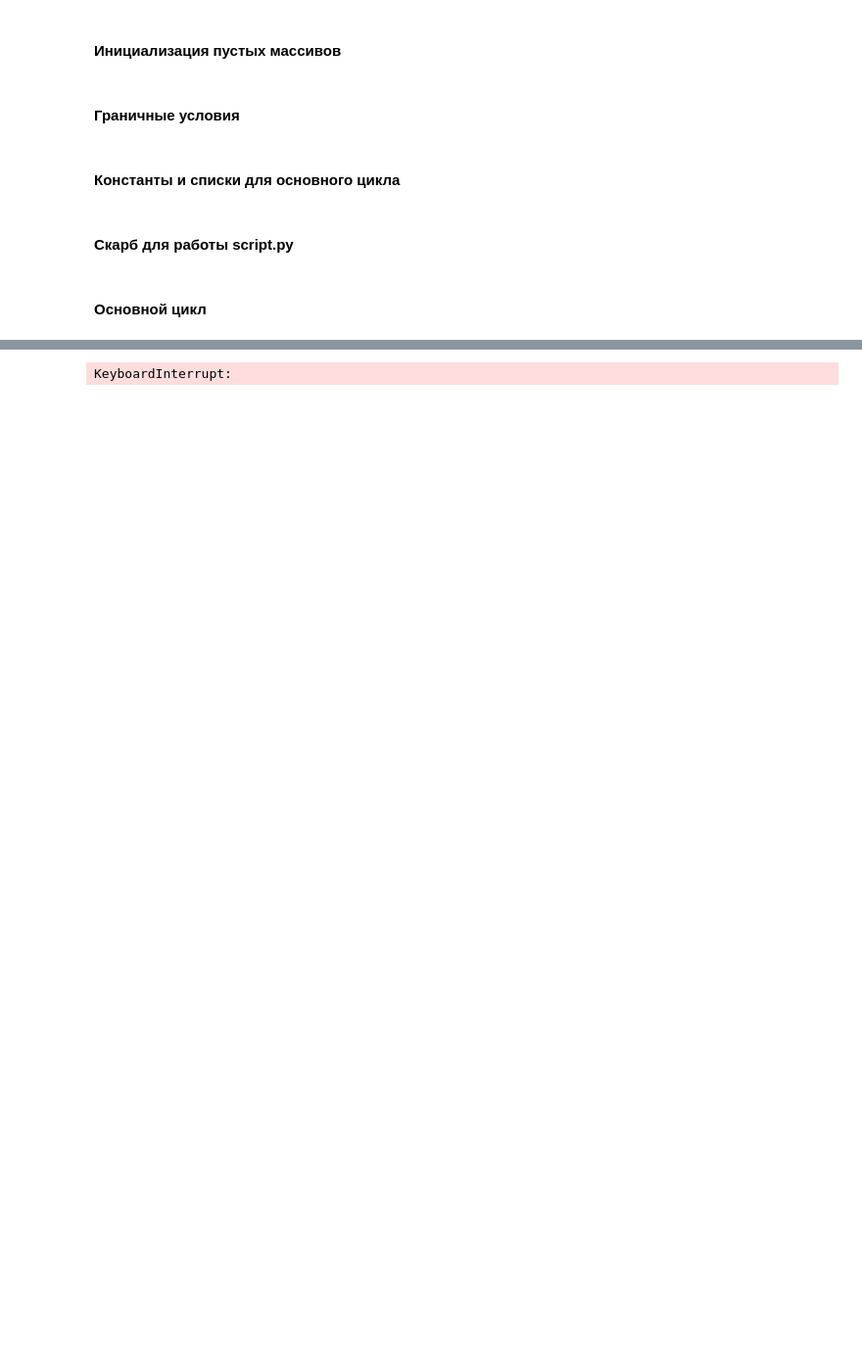
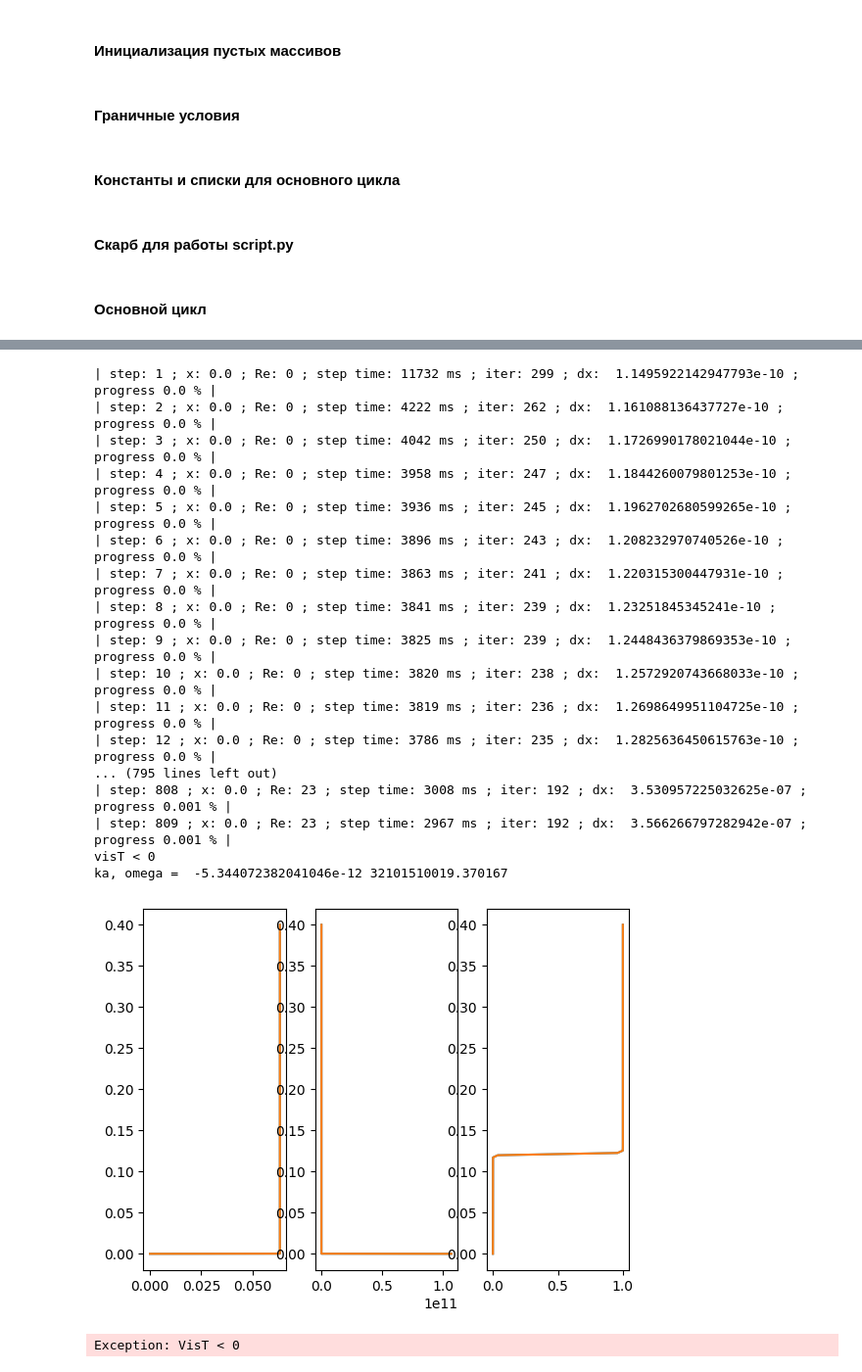
Before and after one commit to Konstantin-Lebeda/BLkwg, a Jupyter notebook: main.ipynb, the cells around one changed output, grey strips where cells are left out. Shown at 98% size. Cells and saved outputs as stored; diff of their text form; code cells hidden in the pictures; blank space fills up the shorter version.

```diff
--- a/main.ipynb
+++ b/main.ipynb
@@ -98,7 +102,7 @@ for ii in trange(k):
     vis[:,ii] = float(vis0)
 
 for ii in trange(k):
-    visT[:,ii] = 10 * vis[:,ii]
+    visT[:,ii] = 100 * vis[:,ii]
 
 for ii in trange(k):
     lam[:,ii] = float(lam0)
@@ -116,7 +120,7 @@ for jj in range(0, k):
     Dq = 1. - np.exp(-0.022 * Ret)
     omega[0,jj] = 0.09 * Dq * den[0,jj] * ka[0,jj] / visT[0,jj]
 
-    if yy[jj] / h <= 0.2:
+    if yy[jj] / h <= 0.3:
         gamma[0,jj] = 0.
     else:
         gamma[0,jj] = 1.
@@ -137,7 +141,7 @@ Cf_analit_turb = []
 
 x = 0
 i = 0
-iternum = 200
+iternum = 300
 counter = 0
 
 # Константы источниковых членов ур-ний турбулентности
@@ -207,8 +211,9 @@ while x <= L:
             S1[jj] = 0. # Источниковый член
             S2[jj] = 0. # Источниковый член
         U, V = Solver(U, den, vis, visT, fcond, lcond, U, V, dx, yy, S1, S2, theta=1, motion_eq=True)
+        for jj in range(k):
+            V[1,jj] = 0.5 * V[1,jj] + 0.5 * Vit[jj]
         # Для уточнения см. solver.py
-
         # Проверка правильности выполнения расчёта скоростей
         for kk in range(k):
             if func.isNaN(U[1,kk]):
@@ -250,13 +255,16 @@ while x <= L:
             if func.isNaN(S2[jj]):
                 func.graph(Rex, Cf, Cf_analit, Cf_analit_turb)
                 raise Exception('S2 in omega')
-        omega = Solver(omega, den, vis, visT/sigmaom, fcond, lcond, U, V, dx, yy, S1, S2, theta=0.04)
+        omega = Solver(omega, den, vis, visT/sigmaom, fcond, lcond, U, V, dx, yy, S1, S2, theta=1)
         for kk in range(k):
             if func.isNaN(omega[1,kk]):
                 print('Programm iterrupt at Rex = ', U[1,k-1] * x * den0 / vis0)
                 print('dx = ', dx)
                 func.graph(Rex, Cf, Cf_analit, Cf_analit_turb)
                 raise Exception('omega = Nan')
+        relax = 0.04
+        for jj in range(k):
+            omega[1,jj] = relax * omega[1,jj] + (1 - relax) * omegait[jj]
 
         #gamma equation
         fcond = [0., -1./yy[1], 1./yy[1], 0.]
@@ -288,7 +296,7 @@ while x <= L:
             if func.isNaN(S2[jj]):
                 #graph(Rex, Cf, Cf_analit, Cf_analit_turb)
                 raise Exception('S2 in gamma')
-        gamma = Solver(gamma, den, vis/sigmal, visT/sigmagam, fcond, lcond, U, V, dx, yy, S1, S2, theta=0.5)
+        gamma = Solver(gamma, den, vis/sigmal, visT/sigmagam, fcond, lcond, U, V, dx, yy, S1, S2, theta=1)
         for kk in range(k):
             if gamma[1,kk] < 0:
                 gamma[1,kk] = 0.
@@ -297,6 +305,10 @@ while x <= L:
             if func.isNaN(gamma[1,kk]):
                 func.graph(Rex, Cf, Cf_analit, Cf_analit_turb)
                 raise Exception('gamma = Nan')
+        relax = 0.5
+        for jj in range(k):
+            gamma[1,jj] = relax * gamma[1,jj] + (1 - relax) * gammait[jj]
+
 
         # ka equation
         fcond = [0., 1., 0., 0.]
@@ -323,6 +335,9 @@ while x <= L:
                 print('dx = ', dx)
                 func.graph(Rex, Cf, Cf_analit, Cf_analit_turb)
                 raise Exception('ka = Nan')
+        relax = 0.05
+        for jj in range(k):
+            ka[1,jj] = relax * ka[1,jj] + (1 - relax) * kait[jj]
 
         for jj in range(k):
             den[1,jj] = func.AirProp(T[1,jj], T0, P)[0]
@@ -447 +462,19 @@ while x <= L:
-KeyboardInterrupt:
+| step: 1 ; x: 0.0 ; Re: 0 ; step time: 11732 ms ; iter: 299 ; dx:  1.1495922142947793e-10 ; progress 0.0 % |
+| step: 2 ; x: 0.0 ; Re: 0 ; step time: 4222 ms ; iter: 262 ; dx:  1.161088136437727e-10 ; progress 0.0 % |
+| step: 3 ; x: 0.0 ; Re: 0 ; step time: 4042 ms ; iter: 250 ; dx:  1.1726990178021044e-10 ; progress 0.0 % |
+| step: 4 ; x: 0.0 ; Re: 0 ; step time: 3958 ms ; iter: 247 ; dx:  1.1844260079801253e-10 ; progress 0.0 % |
+| step: 5 ; x: 0.0 ; Re: 0 ; step time: 3936 ms ; iter: 245 ; dx:  1.1962702680599265e-10 ; progress 0.0 % |
+| step: 6 ; x: 0.0 ; Re: 0 ; step time: 3896 ms ; iter: 243 ; dx:  1.208232970740526e-10 ; progress 0.0 % |
+| step: 7 ; x: 0.0 ; Re: 0 ; step time: 3863 ms ; iter: 241 ; dx:  1.220315300447931e-10 ; progress 0.0 % |
+| step: 8 ; x: 0.0 ; Re: 0 ; step time: 3841 ms ; iter: 239 ; dx:  1.23251845345241e-10 ; progress 0.0 % |
+| step: 9 ; x: 0.0 ; Re: 0 ; step time: 3825 ms ; iter: 239 ; dx:  1.2448436379869353e-10 ; progress 0.0 % |
+| step: 10 ; x: 0.0 ; Re: 0 ; step time: 3820 ms ; iter: 238 ; dx:  1.2572920743668033e-10 ; progress 0.0 % |
+| step: 11 ; x: 0.0 ; Re: 0 ; step time: 3819 ms ; iter: 236 ; dx:  1.2698649951104725e-10 ; progress 0.0 % |
+| step: 12 ; x: 0.0 ; Re: 0 ; step time: 3786 ms ; iter: 235 ; dx:  1.2825636450615763e-10 ; progress 0.0 % |
+... (795 lines left out)
+| step: 808 ; x: 0.0 ; Re: 23 ; step time: 3008 ms ; iter: 192 ; dx:  3.530957225032625e-07 ; progress 0.001 % |
+| step: 809 ; x: 0.0 ; Re: 23 ; step time: 2967 ms ; iter: 192 ; dx:  3.566266797282942e-07 ; progress 0.001 % |
+visT < 0
+ka, omega =  -5.344072382041046e-12 32101510019.370167
+[figure, added]
+Exception: VisT < 0
```
Also changed, not shown: parts of 6 cells of this notebook, 2 other files.
